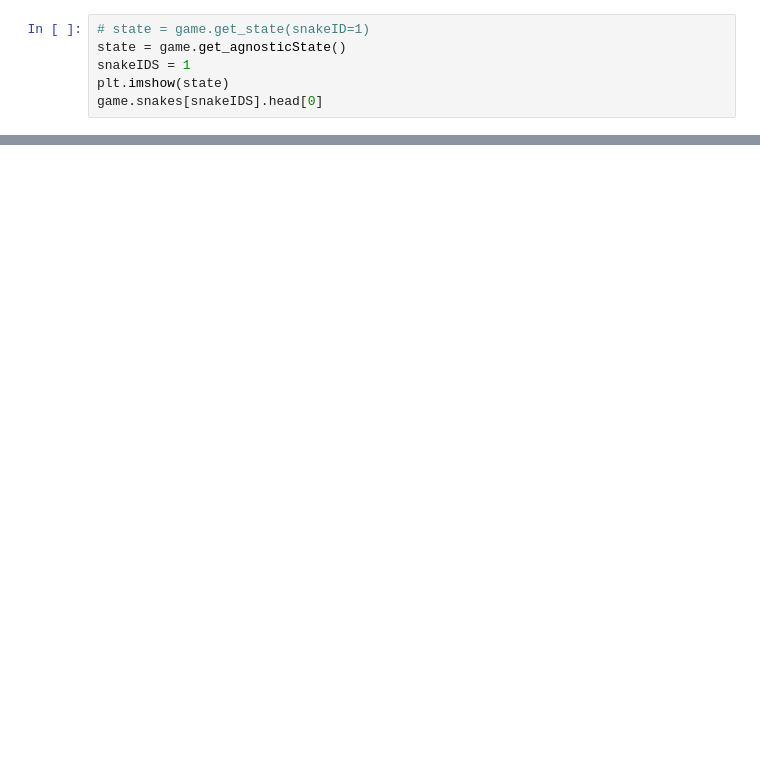
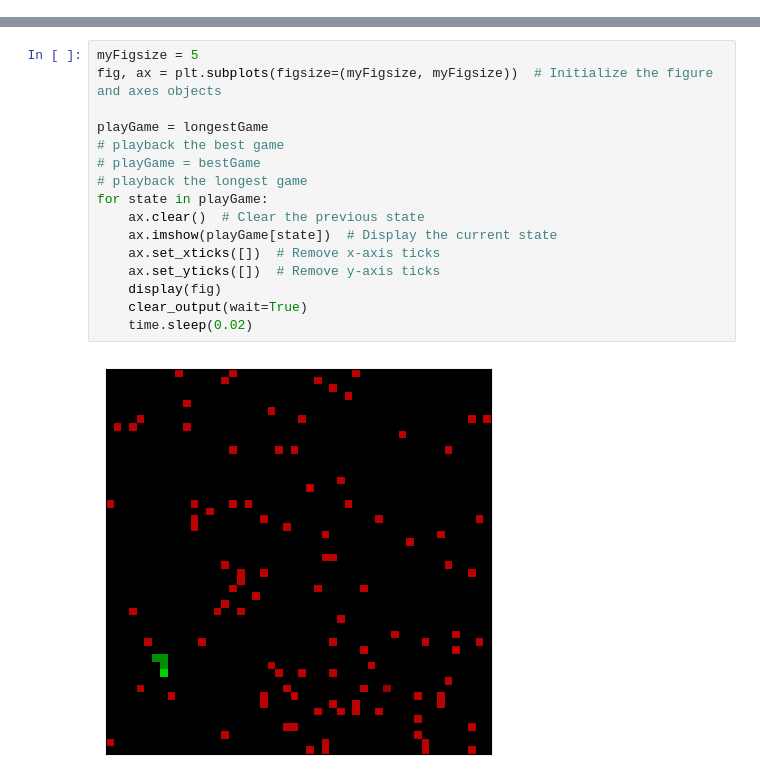
Before and after one commit to hallurr/sneks-ai, a Jupyter notebook: sneks_ai_tester.ipynb, the cells around one changed output, grey strips where cells are left out. Drawn from its saved outputs; the diff is of its cells as text; blank space fills up the shorter version.

```diff
--- a/sneks_ai_tester.ipynb
+++ b/sneks_ai_tester.ipynb
@@ -71,6 +38,0 @@ game.snakes[snakeIDS].body
-# %%
-# state = game.get_state(snakeID=1)
-state = game.get_agnosticState()
-snakeIDS = 1
-plt.imshow(state)
-game.snakes[snakeIDS].head[0]
@@ -155,0 +108,18 @@ plt.imshow(game.get_state(snakeID=1))
+# %%
+myFigsize = 5
+fig, ax = plt.subplots(figsize=(myFigsize, myFigsize))  # Initialize the figure and axes objects
+
+playGame = longestGame
+# playback the best game
+# playGame = bestGame
+# playback the longest game
+for state in playGame:
+    ax.clear()  # Clear the previous state
+    ax.imshow(playGame[state])  # Display the current state
+    ax.set_xticks([])  # Remove x-axis ticks
+    ax.set_yticks([])  # Remove y-axis ticks
+    display(fig)
+    clear_output(wait=True)
+    time.sleep(0.02)
+# %% [output]
+[figure, added]
```
Also changed, not shown: parts of 26 cells of this notebook, 4 other files.
